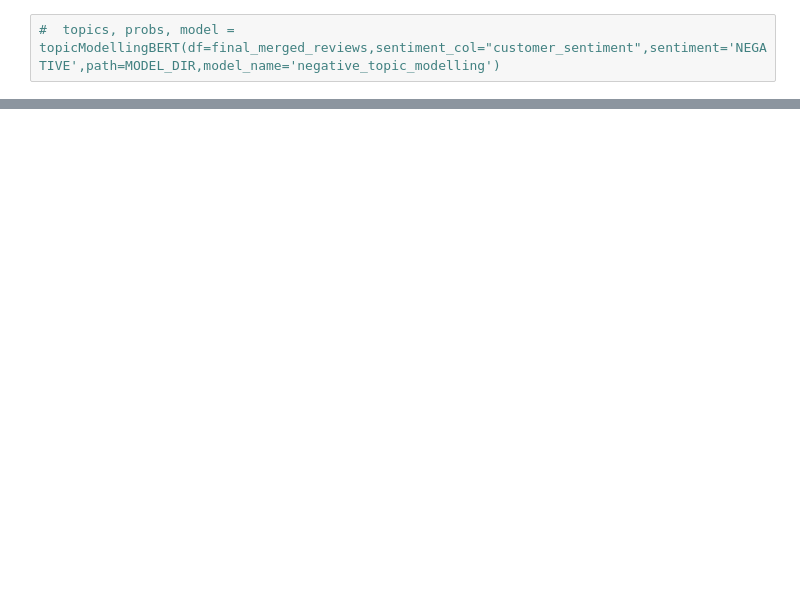
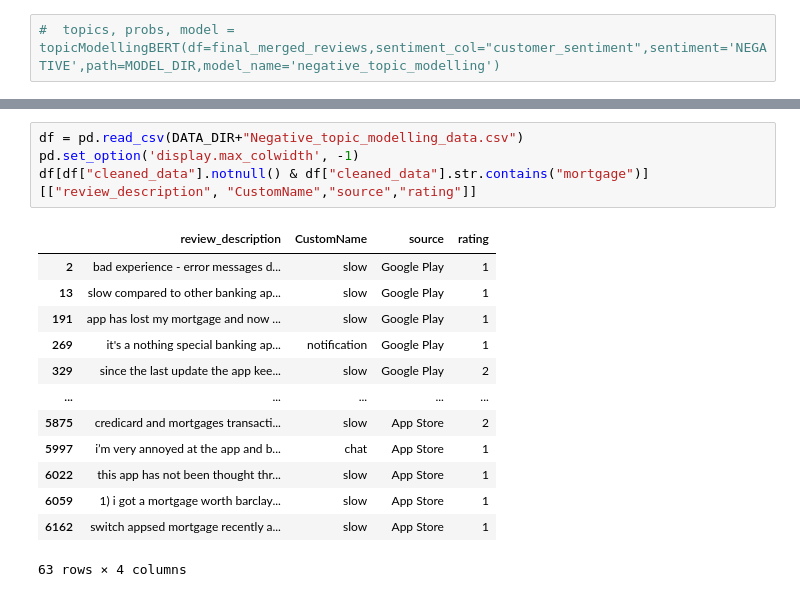
Before and after one commit to piygot5/Customer-Insights-Pack-POC, a Jupyter notebook: topic_modelling_BERT.ipynb, the cells around one changed output, grey strips where cells are left out. Saved outputs shown, nothing was run; the diff lists cells and outputs as text; blank space fills up the shorter version.

Commit message:
negative_sub_topic_modelling

```diff
--- a/topic_modelling_BERT.ipynb
+++ b/topic_modelling_BERT.ipynb
@@ -404,0 +341,18 @@ model.visualize_barchart()
+# %%
+df = pd.read_csv(DATA_DIR+"Negative_topic_modelling_data.csv")
+pd.set_option('display.max_colwidth', -1)
+df[df["cleaned_data"].notnull() & df["cleaned_data"].str.contains("mortgage")][["review_description", "CustomName","source","rating"]]
+# %% [output]
+|  | review_description | CustomName | source | rating |
+| 2 | bad experience - error messages d... | slow | Google Play | 1 |
+| 13 | slow compared to other banking ap... | slow | Google Play | 1 |
+| 191 | app has lost my mortgage and now ... | slow | Google Play | 1 |
+| 269 | it's a nothing special banking ap... | notification | Google Play | 1 |
+| 329 | since the last update the app kee... | slow | Google Play | 2 |
+| ... | ... | ... | ... | ... |
+| 5875 | credicard and mortgages transacti... | slow | App Store | 2 |
+| 5997 | i’m very annoyed at the app and b... | chat | App Store | 1 |
+| 6022 | this app has not been thought thr... | slow | App Store | 1 |
+| 6059 | 1) i got a mortgage worth barclay... | slow | App Store | 1 |
+| 6162 | switch appsed mortgage recently a... | slow | App Store | 1 |
+63 rows × 4 columns
```
Also changed, not shown: parts of 36 cells of this notebook.
